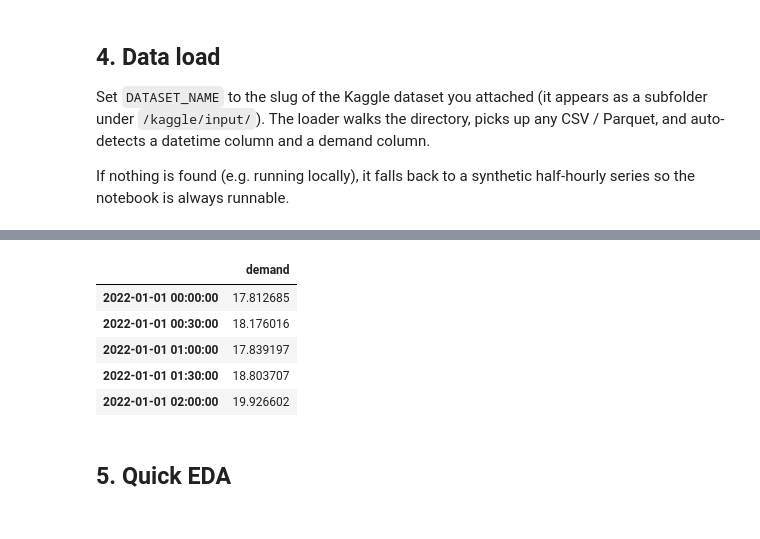
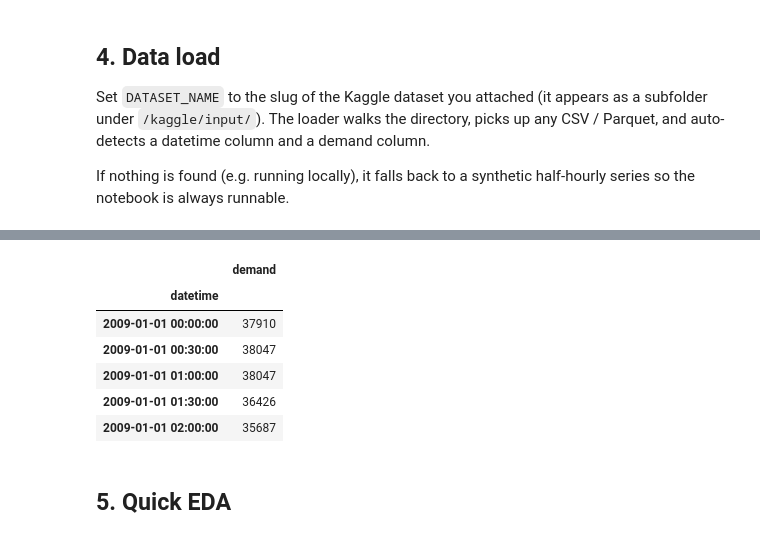
Before and after one commit to ferhat00/GPU-Accelerated-Probabilistic-Grid-Load-Forecaster, a Jupyter notebook: notebooks/kaggle_forecast.ipynb, the cells around one changed output, grey strips where cells are left out. Cells and saved outputs as stored; diff of their text form; code cells hidden in the pictures.

```diff
--- a/notebooks/kaggle_forecast.ipynb
+++ b/notebooks/kaggle_forecast.ipynb
@@ -82,10 +82,13 @@ Set `DATASET_NAME` to the slug of the Kaggle dataset you attached (it appears as
 
 If nothing is found (e.g. running locally), it falls back to a synthetic half-hourly series so the notebook is always runnable.
 # %%
+import warnings
+
 KAGGLE_INPUT = Path("/kaggle/input")
-DATASET_NAME = "uk-electricity-demand"  # <-- edit to the slug of the dataset you attached
+DATASET_NAME = "electricity-consumption-uk-20092022"  # <-- slug of the dataset you attached
 
 DATETIME_HINTS = ("settlement_date", "settlementdate", "datetime", "timestamp", "date", "ds")
+PERIOD_HINTS = ("settlement_period", "settlementperiod", "period", "sp")
 DEMAND_HINTS = ("nd", "tsd", "england_wales_demand", "demand", "load", "y")
 
 
@@ -121,6 +124,42 @@ def _find_data_files() -> list[Path]:
     return files
 
 
+def _parse_dates(s: pd.Series) -> pd.Series:
+    """Parse a date column via its unique values (fast) and silence the
+    inferred-format warning. dayfirst=True matches the UK NESO DD/MM/YYYY style;
+    ISO dates are unaffected."""
+    s = s.astype(str)
+    uniq = pd.Index(s.unique())
+    with warnings.catch_warnings():
+        warnings.simplefilter("ignore")
+        parsed = pd.to_datetime(uniq, errors="coerce", dayfirst=True)
+    lookup = pd.Series(parsed, index=uniq)
+    return s.map(lookup)
+
+
+def _to_demand_frame(df: pd.DataFrame) -> pd.DataFrame | None:
+    """Map one raw file to a (datetime-indexed, 'demand') frame, or None if it
+    has no recognisable date/demand columns."""
+    dcol = _pick_col(df, DATETIME_HINTS)
+    ycol = _pick_col(df, DEMAND_HINTS)
+    if not (dcol and ycol):
+        return None
+    pcol = _pick_col(df, PERIOD_HINTS)
+    base = _parse_dates(df[dcol])
+    # NESO-family files split time across SETTLEMENT_DATE (a calendar date) and
+    # SETTLEMENT_PERIOD (1..48). Reconstruct a half-hourly timestamp when the period
+    # column is present; otherwise the datetime column already carries the time.
+    if pcol is not None and pcol != dcol:
+        period = pd.to_numeric(df[pcol], errors="coerce")
+        ts = base + pd.to_timedelta((period - 1) * 30, unit="min")
+    else:
+        ts = base
+    out = pd.DataFrame({"datetime": ts.values, "demand": df[ycol].values})
+    out["demand"] = pd.to_numeric(out["demand"], errors="coerce")
+    out = out.dropna(subset=["datetime", "demand"]).set_index("datetime")
+    return out
+
+
 def _synthetic_demand(years: int = 2) -> pd.DataFrame:
     n = years * 365 * 48
     idx = pd.date_range("2022-01-01", periods=n, freq="30min")
@@ -137,24 +176,25 @@ def _synthetic_demand(years: int = 2) -> pd.DataFrame:
 
 
 def load_demand() -> tuple[pd.DataFrame, str]:
+    # The dataset ships one CSV per year; concatenate every recognisable file so the
+    # full history (not just the first year) is used.
+    frames: list[pd.DataFrame] = []
+    used: list[str] = []
     for f in _find_data_files():
         try:
             df = _read_any(f)
         except Exception:
             continue
-        dcol = _pick_col(df, DATETIME_HINTS)
-        ycol = _pick_col(df, DEMAND_HINTS)
-        if not (dcol and ycol):
-            continue
-        df = df[[dcol, ycol]].copy()
-        df[dcol] = pd.to_datetime(df[dcol], errors="coerce", utc=False)
-        df = df.dropna(subset=[dcol]).set_index(dcol).sort_index()
-        df = df.rename(columns={ycol: "demand"})[["demand"]]
-        df["demand"] = pd.to_numeric(df["demand"], errors="coerce")
-        df = df.dropna()
-        df = df[~df.index.duplicated(keep="first")]
-        if len(df) >= 1000:
-            return df, f"kaggle:{f.relative_to(KAGGLE_INPUT)}"
+        out = _to_demand_frame(df)
+        if out is not None and len(out):
+            frames.append(out)
+            used.append(str(f.relative_to(KAGGLE_INPUT)))
+    if frames:
+        full = pd.concat(frames).sort_index()
+        full = full[~full.index.duplicated(keep="first")]
+        if len(full) >= 1000:
+            tag = used[0] if len(used) == 1 else f"{Path(used[0]).parent} ({len(used)} files)"
+            return full, f"kaggle:{tag}"
     return _synthetic_demand(), "synthetic"
 
 
@@ -170,9 +210,10 @@ Range  : 2022-01-01 00:00:00 -> 2023-12-31 23:30:00
 |  | demand |
-| 2022-01-01 00:00:00 | 17.812685 |
-| 2022-01-01 00:30:00 | 18.176016 |
-| 2022-01-01 01:00:00 | 17.839197 |
-| 2022-01-01 01:30:00 | 18.803707 |
-| 2022-01-01 02:00:00 | 19.926602 |
+| datetime |  |
+| 2009-01-01 00:00:00 | 37910 |
+| 2009-01-01 00:30:00 | 38047 |
+| 2009-01-01 01:00:00 | 38047 |
+| 2009-01-01 01:30:00 | 36426 |
+| 2009-01-01 02:00:00 | 35687 |
 # %% [markdown]
 ## 5. Quick EDA
 # %%
```
Also changed, not shown: parts of 8 cells of this notebook.
